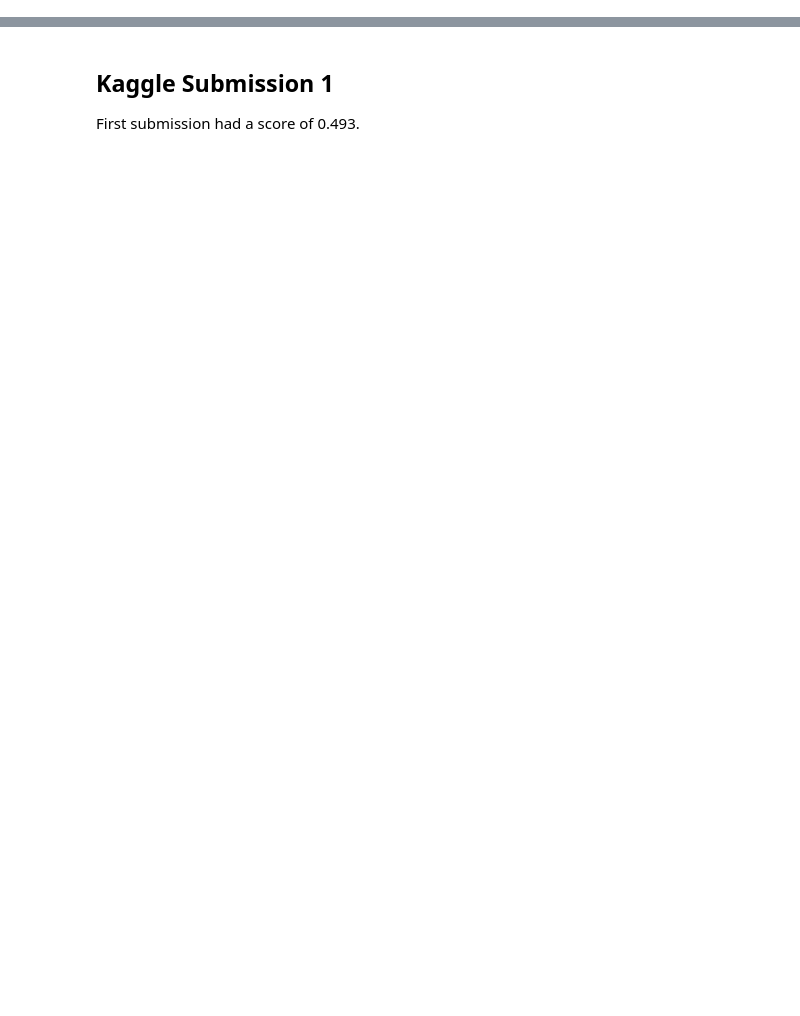
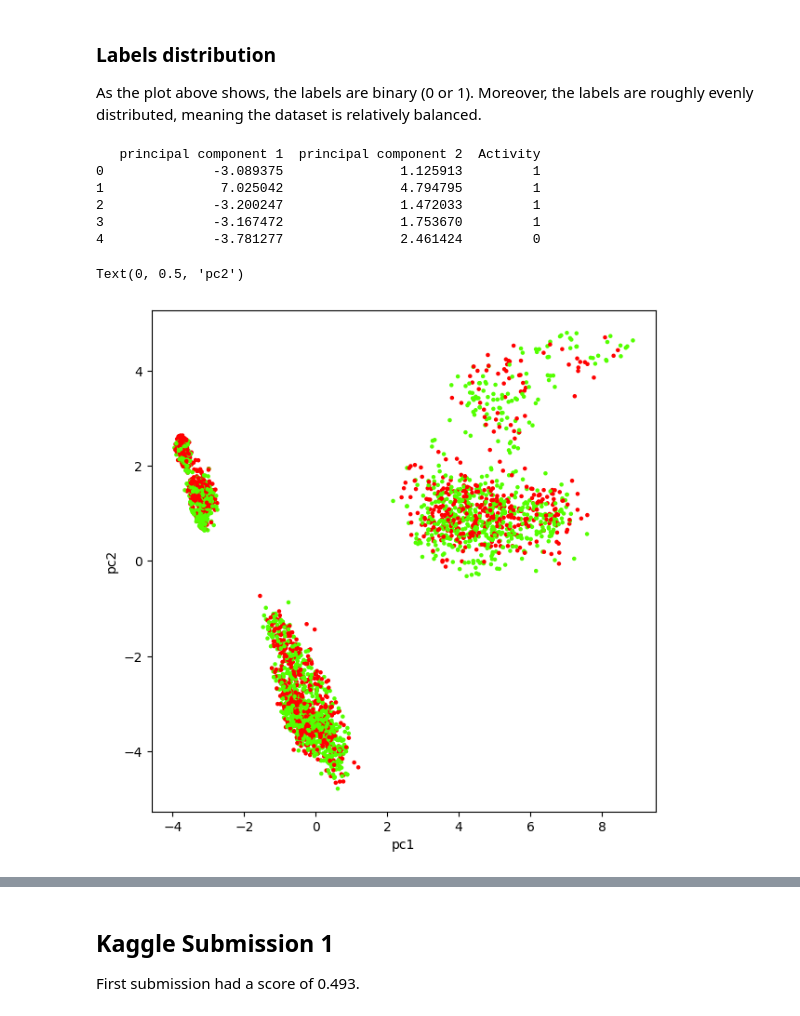
Before and after one commit to snk5040/UNL_Machine_Learning_Project, a Jupyter notebook: EDA.ipynb, the cells around one changed output, grey strips where cells are left out. Saved outputs shown, nothing was run; the diff lists cells and outputs as text; code cells hidden in the pictures; blank space fills up the shorter version.

```diff
--- a/EDA.ipynb
+++ b/EDA.ipynb
@@ -42,0 +57,27 @@ submission.to_csv('submission.csv',index = False)
+# %% [markdown]
+### Labels distribution
+
+As the plot above shows, the labels are binary (0 or 1).  Moreover, the labels are roughly evenly distributed, meaning the dataset is relatively balanced.
+# %%
+pca2 = PCA(n_components=2)
+principalComponents = pca2.fit_transform(df1)
+
+principalDf = pd.DataFrame(data = principalComponents, columns = ['principal component 1', 'principal component 2'])
+
+finalDf = pd.concat([principalDf, labels], axis = 1)
+print(finalDf.head())
+
+plt.figure(figsize=(7,7))
+plt.scatter(finalDf['principal component 1'],finalDf['principal component 2'],c=finalDf['Activity'],cmap='prism', s =5)
+plt.xlabel('pc1')
+plt.y;label('pc2')
+'''
+# %% [output]
+   principal component 1  principal component 2  Activity
+0              -3.089375               1.125913         1
+1               7.025042               4.794795         1
+2              -3.200247               1.472033         1
+3              -3.167472               1.753670         1
+4              -3.781277               2.461424         0
+Text(0, 0.5, 'pc2')
+[figure, added]
```
Also changed, not shown: parts of 9 cells of this notebook, 7 other files.
